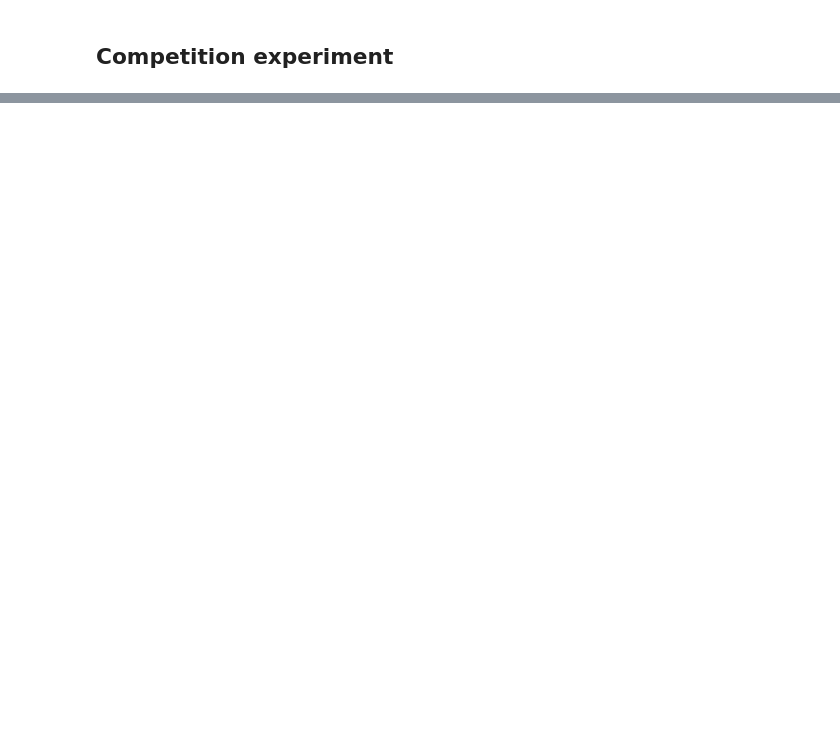
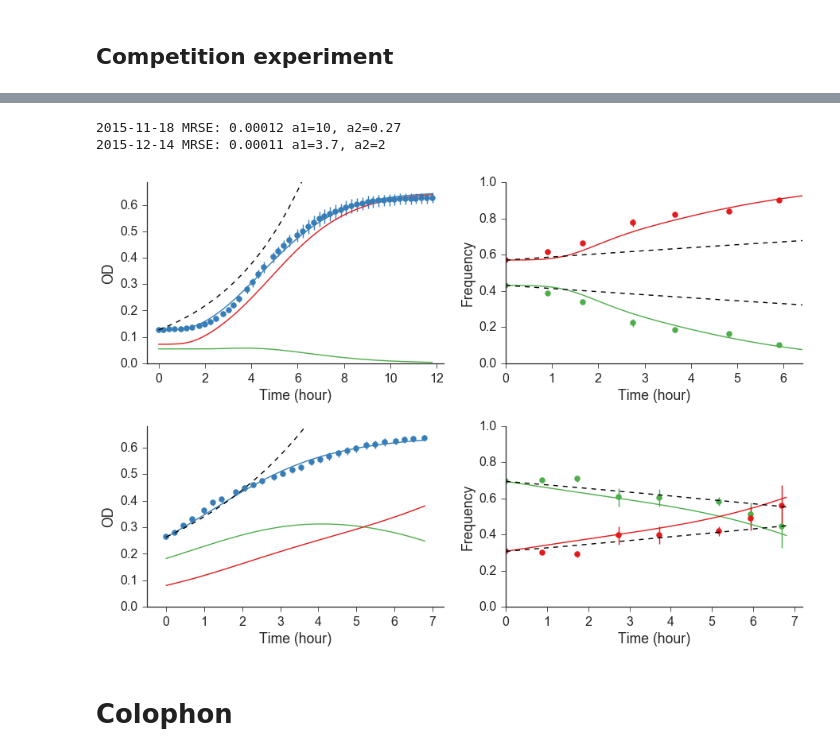
Before and after one commit to yoavram/curveball_ms, a Jupyter notebook: supp.ipynb, the cells around one changed output, grey strips where cells are left out. Cells and saved outputs as stored; diff of their text form; code cells hidden in the pictures; blank space fills up the shorter version.

```diff
--- a/supp.ipynb
+++ b/supp.ipynb
@@ -247,12 +271,11 @@ for ds in datasets.values():
 # %%
-rows = 2#len(datasets)
+rows = len(datasets)
 cols = 2
-fig, ax = plt.subplots(rows, cols, sharex=True, sharey=False, figsize=(width * cols, height * rows))
+fig, ax = plt.subplots(rows, cols, sharex=False, sharey=False, figsize=(width * cols, height * rows))
 ax.resize((rows, cols))
 for row,(name, ds) in enumerate(datasets.items()):
     if row >= rows:
         break
-
 
     RG_model = ds['RG_model']
     RG_mean = ds['RG_mean']
@@ -270,52 +293,57 @@ for row,(name, ds) in enumerate(datasets.items()):
     ax[row, 0].plot(t, y[:, 1], color=red)
     ax[row, 0].plot(t, ysum, color=blue)
     ax[row, 0].errorbar(RG_t, RG_mean, RG_std, fmt='o', color=blue)
+    ax[row, 0].plot(t, ds['Bexp'], 'k--') # exponential model
 
     ax[row, 0].set(
         xlabel='Time (hour)',
         ylabel='OD',
         xlim=(-0.5, t.max() + 0.5),
         ylim=(0, 1.1*RG_model.max()),
-        title="MRSE: {:.2g}".format(MRSE)
+        title=""
     )
 
     ax[row, 1].plot(t, p1, color=green)
     ax[row, 1].plot(t, p2, color=red)
     idx = ds['flow_mean_df'].Strain == 'Green'
     g0 = ds['flow_mean_df'][idx].weight.max()
     ax[row, 1].errorbar(
         ds['flow_mean_df'][idx].time,
         ds['flow_mean_df'][idx].weight.as_matrix(),
         ds['flow_std_df'][idx].weight.as_matrix(),
         marker='o',
         ls='',
         color=green
     )
     idx = ds['flow_mean_df'].Strain == 'Red'
     r0 = ds['flow_mean_df'][idx].weight.min()
     ax[row, 1].errorbar(
         ds['flow_mean_df'][idx].time,
         ds['flow_mean_df'][idx].weight.as_matrix(),
         ds['flow_std_df'][idx].weight.as_matrix(),
         marker='o',
         ls='',
         color=red
     )
+    ax[row, 1].plot(t, ds['pGexp'], '--k') # exponential model
+    ax[row, 1].plot(t, ds['pRexp'], '--k') # exponential model
+
     ax[row, 1].set(
         xlabel='Time (hour)',
         ylabel='Frequency',
-        #xlim=(-0.5, t.max() + 0.5),
         xlim=(0, ds['flow_mean_df'][idx].time.max() + 0.5),
         ylim=(0, 1),
-        title="a1={:.2g}, a2={:.2g}".format(*a)
+        title=""
     )
+
+    print(name, "MRSE: {:.2g}".format(MRSE), "a1={:.2g}, a2={:.2g}".format(*ds['a']))
 
 sns.despine()
 fig.tight_layout()
-# Nexp = G0*np.exp(slopeG * t), R0*np.exp(slopeR * t)
-# Bexp = Nexp[0] + Nexp[1]
-# pGexp = Nexp[0]/Bexp
-# pRexp = Nexp[1]/Bexp
-# ax[0].plot(t, Bexp, 'k--')
-# ax[1].plot(t, pGexp, '--k')
-# ax[1].plot(t, pRexp, '--k')
+fig.savefig('Fig-Competition_prediction.png')
+# %% [output]
+2015-11-18 MRSE: 0.00012 a1=10, a2=0.27
+2015-12-14 MRSE: 0.00011 a1=3.7, a2=2
+[figure, added]
+# %% [markdown]
+# Colophon
```
Also changed, not shown: parts of 9 cells of this notebook.
